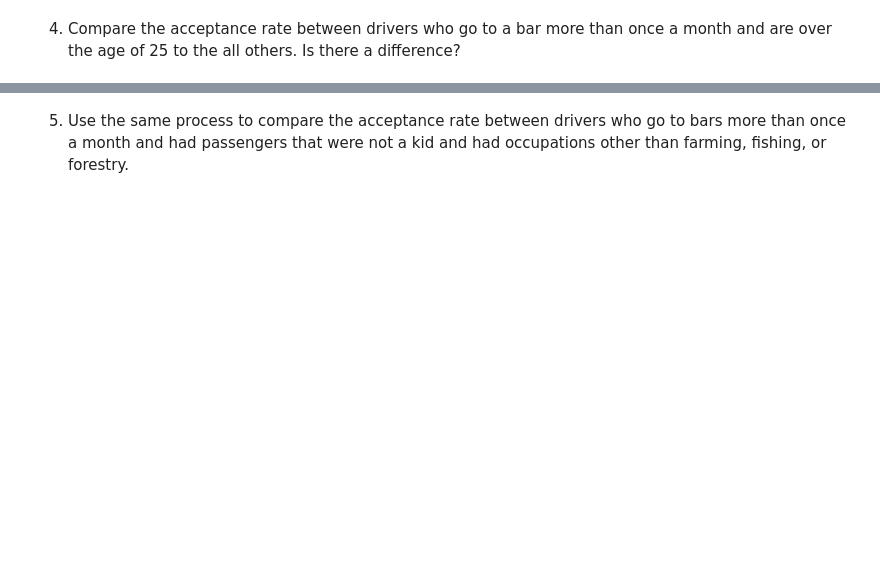
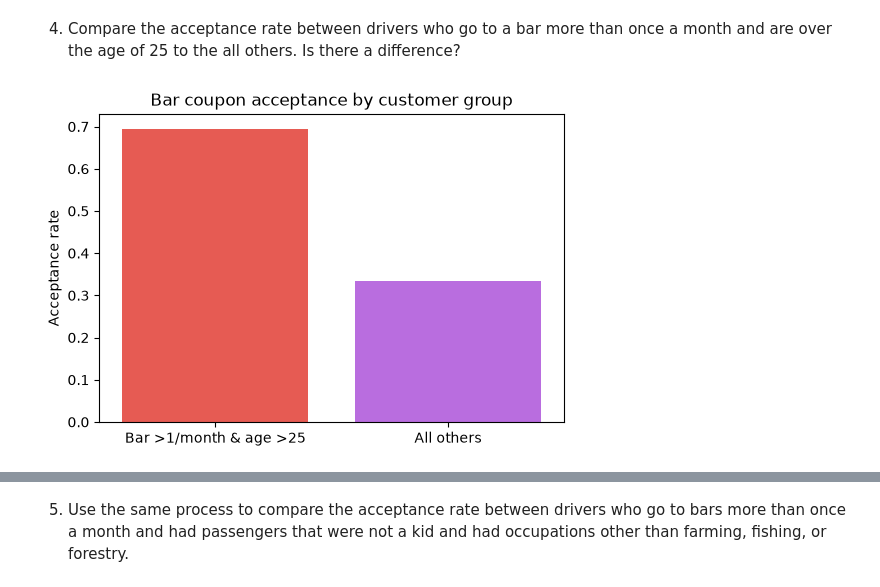
Before and after one commit to mvin-odissey/coupon-acceptance-analysis, a Jupyter notebook: prompt.ipynb, the cells around one changed output, grey strips where cells are left out. Cells and saved outputs as stored; diff of their text form; code cells hidden in the pictures; blank space fills up the shorter version.

```diff
--- a/prompt.ipynb
+++ b/prompt.ipynb
@@ -542,3 +549,8 @@ Temperature is not equally distributed across the dataset. The dataset contains
 Now, we will lead you through an exploration of just the bar related coupons.
 
 1. Create a new `DataFrame` that contains just the bar coupons.
+# %%
+# Create a DataFrame containing only bar coupons
+bar_coupons = data_clean[data_clean["coupon"] == "Bar"]
+
+bar_coupons.shape
@@ -549,2 +592,38 @@ Now, we will lead you through an exploration of just the bar related coupons.
 # %% [markdown]
 4. Compare the acceptance rate between drivers who go to a bar more than once a month and are over the age of 25 to the all others.  Is there a difference?
+# %%
+bar_known = bar_coupons.dropna(subset=["Bar"])
+
+condition = (
+    bar_known["Bar"].isin(["1~3", "4~8", "gt8"])
+    & bar_known["age"].isin(["26", "31", "36", "41", "46", "50plus"])
+)
+
+more_1_over_25 = bar_known[condition]
+other = bar_known[~condition]
+
+more_1_over_25_acceptance = more_1_over_25["Y"].mean()
+other_acceptance = other["Y"].mean()
+
+acceptance_comparison = pd.DataFrame({
+    "Group": ["Bar >1/month & age >25", "All others"],
+    "Acceptance rate": [more_1_over_25_acceptance, other_acceptance]
+})
+
+plt.figure(figsize=(6, 4))
+
+sns.barplot(
+    data=acceptance_comparison,
+    x="Group",
+    y="Acceptance rate",
+    hue="Group",
+    palette=colors[:2]
+)
+
+plt.title("Bar coupon acceptance by customer group")
+plt.ylabel("Acceptance rate")
+plt.xlabel("")
+
+plt.show()
+# %% [output]
+[figure, added]
```
Also changed, not shown: parts of 11 cells of this notebook.
